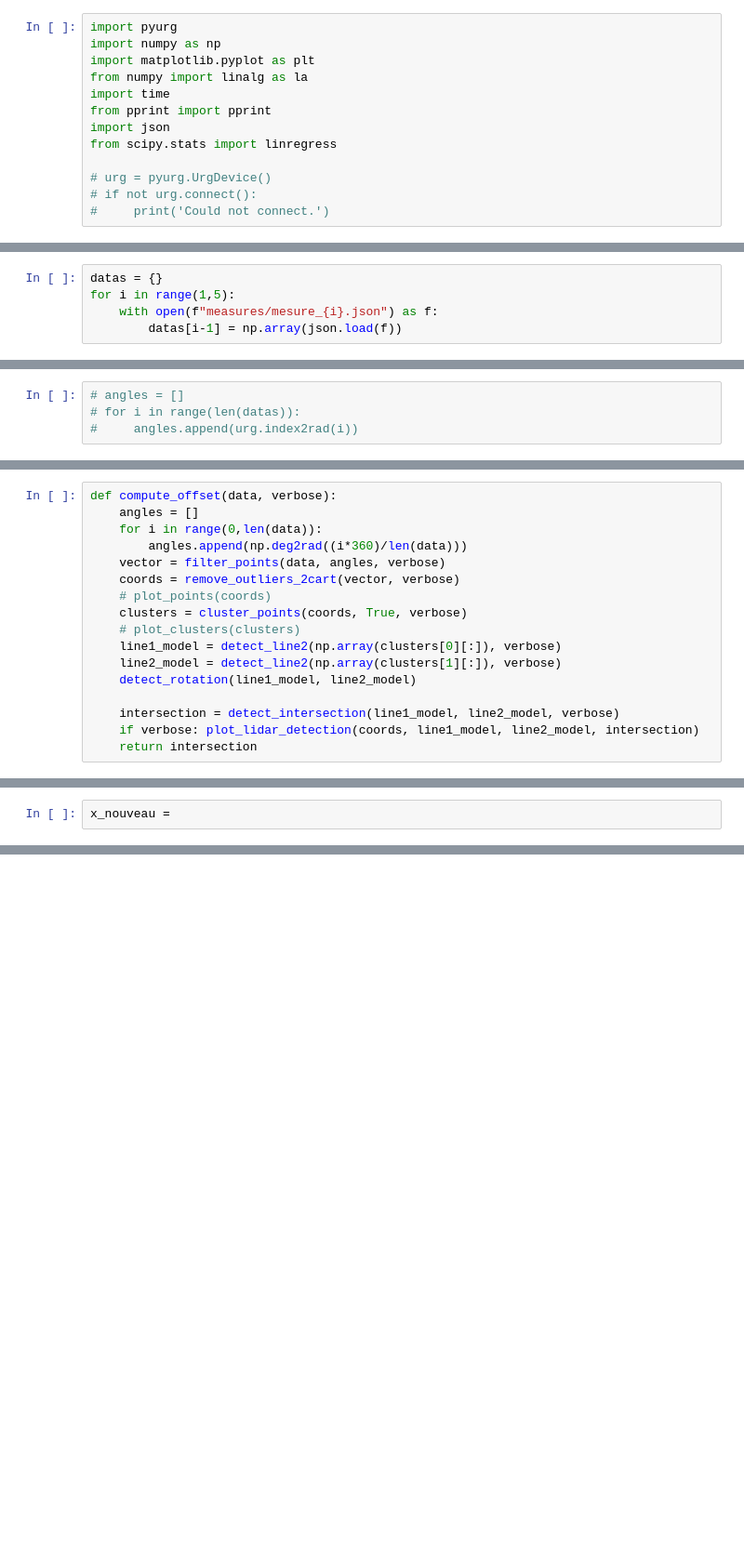
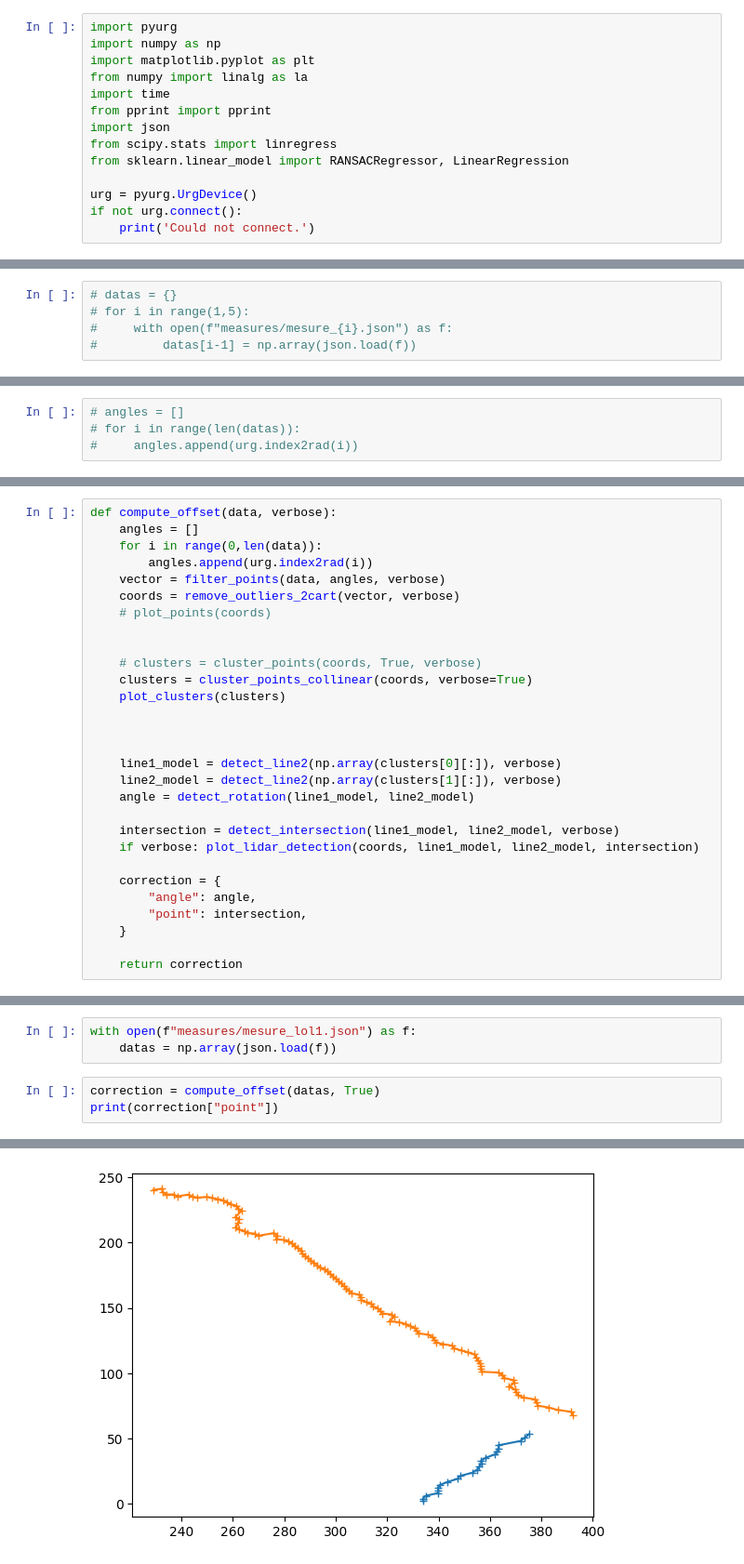
Before and after one commit to Ypsol/lidar-URG, a Jupyter notebook: notebook-1.ipynb, the cells around one changed output, grey strips where cells are left out. Shown at 93% size. Saved outputs shown, nothing was run; the diff lists cells and outputs as text; blank space fills up the shorter version.

Commit message:
changed clustering algorithm

```diff
--- a/notebook-1.ipynb
+++ b/notebook-1.ipynb
@@ -7,7 +7,8 @@ import time
 from pprint import pprint
 import json
 from scipy.stats import linregress
+from sklearn.linear_model import RANSACRegressor, LinearRegression
 
-# urg = pyurg.UrgDevice()
-# if not urg.connect():
-#     print('Could not connect.')
+urg = pyurg.UrgDevice()
+if not urg.connect():
+    print('Could not connect.')
@@ -14,8 +17,8 @@ from scipy.stats import linregress
 # %%
-datas = {}
-for i in range(1,5):
-    with open(f"measures/mesure_{i}.json") as f:
-        datas[i-1] = np.array(json.load(f))
+# datas = {}
+# for i in range(1,5):
+#     with open(f"measures/mesure_{i}.json") as f:
+#         datas[i-1] = np.array(json.load(f))
 # %%
 # datas, timestamp = urg.capture()
 # %%
@@ -181,17 +388,29 @@ def detect_rotation(line1_model, line2_model):
 def compute_offset(data, verbose):
     angles = []
     for i in range(0,len(data)):
-        angles.append(np.deg2rad((i*360)/len(data)))
+        angles.append(urg.index2rad(i))
     vector = filter_points(data, angles, verbose)
     coords = remove_outliers_2cart(vector, verbose)
     # plot_points(coords)
-    clusters = cluster_points(coords, True, verbose)
-    # plot_clusters(clusters)
+
+
+    # clusters = cluster_points(coords, True, verbose)
+    clusters = cluster_points_collinear(coords, verbose=True)
+    plot_clusters(clusters)
+
+
+
     line1_model = detect_line2(np.array(clusters[0][:]), verbose)
     line2_model = detect_line2(np.array(clusters[1][:]), verbose)
-    detect_rotation(line1_model, line2_model)
+    angle = detect_rotation(line1_model, line2_model)
 
     intersection = detect_intersection(line1_model, line2_model, verbose)
     if verbose: plot_lidar_detection(coords, line1_model, line2_model, intersection)
-    return intersection
+
+    correction = {
+        "angle": angle,
+        "point": intersection,
+    }
+
+    return correction
 # %%
@@ -214,2 +420,7 @@ Correction : --50.6428304718097
 # %%
-x_nouveau =
+with open(f"measures/mesure_lol1.json") as f:
+    datas = np.array(json.load(f))
+# %%
+correction = compute_offset(datas, True)
+print(correction["point"])
+# %% [output]
@@ -215,0 +442 @@ x_nouveau =
+[figure, added]
```
Also changed, not shown: parts of 7 cells of this notebook, 9 other files.
